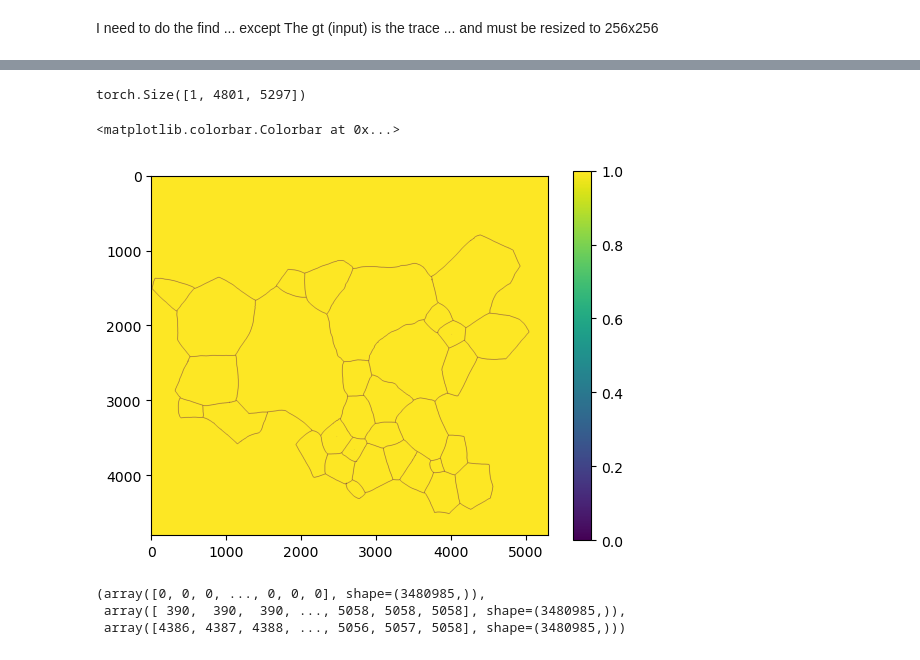
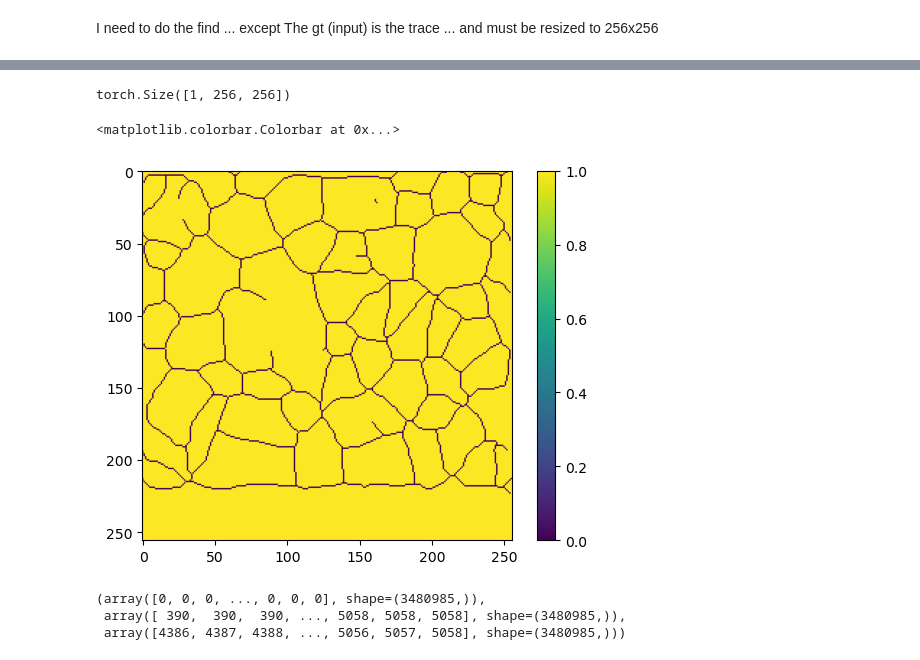
Before and after one commit to JGoddy/grain_unet, a Jupyter notebook: UNET.ipynb, the cells around one changed output, grey strips where cells are left out. Cells and saved outputs as stored; diff of their text form; code cells hidden in the pictures.

```diff
--- a/UNET.ipynb
+++ b/UNET.ipynb
@@ -1042,7 +1042,7 @@ from unet_model.inference.post_processing.thresholding import double_thresh
 import numpy as np
 import torch
 # %%
-image_path = "Wayne_validation_data/training_validation_data_with_all_4_tilts_and_all_pngs/validation/2136_validation/aligned/10hr2136_trace.png"
+image_path = "Wayne_validation_data/training_validation_data_with_all_4_tilts_and_all_pngs/validation/post_process/postprocess_predict_10hr2127_2.png"
 
 image_path2 = "Wayne_validation_data/training_validation_data_with_all_4_tilts_and_all_pngs/validation/2127_validation/trace_new_clean_Drawing of 10hr2127.png"
 
@@ -1050,15 +1050,15 @@ image1 = fm.load_image_tensor(image_path)
 
 image2 = fm.load_image_tensor(image_path2)
 # %%
-image2.shape
+image1.shape
 # %% [output]
-torch.Size([1, 4801, 5297])
+torch.Size([1, 256, 256])
 # %%
-plt.imshow(image.squeeze().numpy(),cmap='viridis')
+plt.imshow(image1.squeeze().numpy(),cmap='viridis')
 plt.colorbar()
 # %% [output]
 <matplotlib.colorbar.Colorbar at 0x...>
-[figure, old version]
+[figure, new version]
 # %%
 np.where(image1 == 0)
 # %% [output]
```
Also changed, not shown: parts of 6 cells of this notebook, 2 other files.
